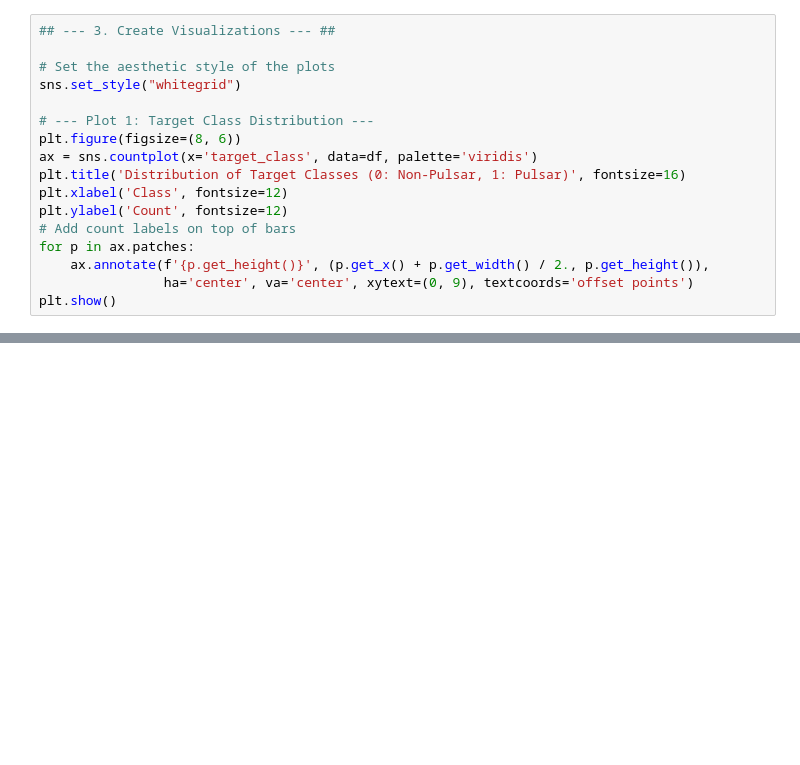
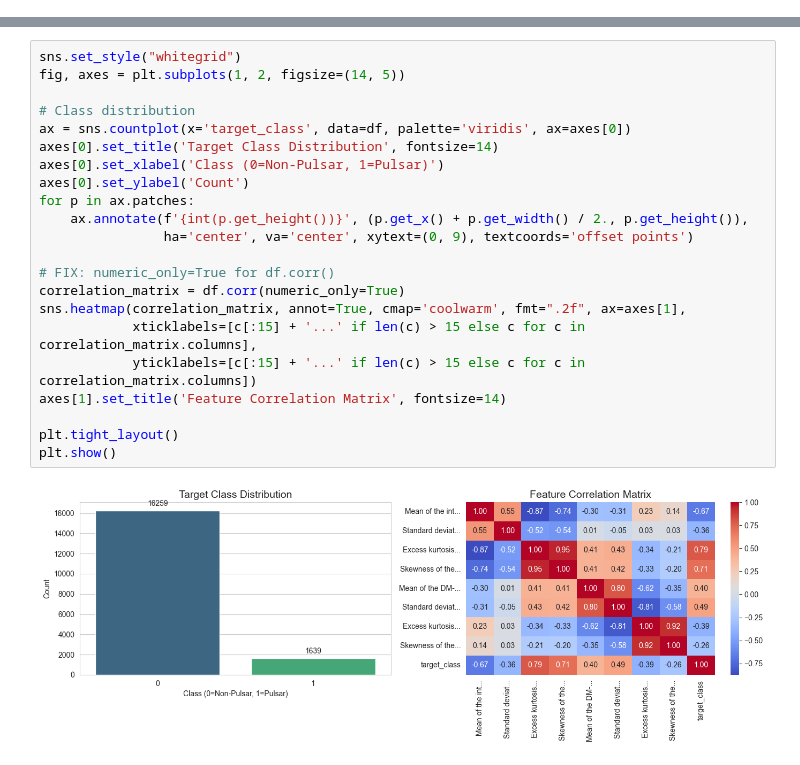
Before and after one commit to Abhinaba925/Quantum-Machine-Learning, a Jupyter notebook: Variational_Quantum_Classifier.ipynb, the cells around one changed output, grey strips where cells are left out. Drawn from its saved outputs; the diff is of its cells as text; blank space fills up the shorter version.

```diff
--- a/Variational_Quantum_Classifier.ipynb
+++ b/Variational_Quantum_Classifier.ipynb
@@ -46,17 +71,0 @@ max        1.000000
-# %%
-## --- 3. Create Visualizations --- ##
-
-# Set the aesthetic style of the plots
-sns.set_style("whitegrid")
-
-# --- Plot 1: Target Class Distribution ---
-plt.figure(figsize=(8, 6))
-ax = sns.countplot(x='target_class', data=df, palette='viridis')
-plt.title('Distribution of Target Classes (0: Non-Pulsar, 1: Pulsar)', fontsize=16)
-plt.xlabel('Class', fontsize=12)
-plt.ylabel('Count', fontsize=12)
-# Add count labels on top of bars
-for p in ax.patches:
-    ax.annotate(f'{p.get_height()}', (p.get_x() + p.get_width() / 2., p.get_height()),
-                ha='center', va='center', xytext=(0, 9), textcoords='offset points')
-plt.show()
@@ -325,0 +72,24 @@ Final Test Accuracy: 0.472
+# %%
+sns.set_style("whitegrid")
+fig, axes = plt.subplots(1, 2, figsize=(14, 5))
+
+# Class distribution
+ax = sns.countplot(x='target_class', data=df, palette='viridis', ax=axes[0])
+axes[0].set_title('Target Class Distribution', fontsize=14)
+axes[0].set_xlabel('Class (0=Non-Pulsar, 1=Pulsar)')
+axes[0].set_ylabel('Count')
+for p in ax.patches:
+    ax.annotate(f'{int(p.get_height())}', (p.get_x() + p.get_width() / 2., p.get_height()),
+                ha='center', va='center', xytext=(0, 9), textcoords='offset points')
+
+# FIX: numeric_only=True for df.corr()
+correlation_matrix = df.corr(numeric_only=True)
+sns.heatmap(correlation_matrix, annot=True, cmap='coolwarm', fmt=".2f", ax=axes[1],
+            xticklabels=[c[:15] + '...' if len(c) > 15 else c for c in correlation_matrix.columns],
+            yticklabels=[c[:15] + '...' if len(c) > 15 else c for c in correlation_matrix.columns])
+axes[1].set_title('Feature Correlation Matrix', fontsize=14)
+
+plt.tight_layout()
+plt.show()
+# %% [output]
+[figure, added]
```
Also changed, not shown: parts of 31 cells of this notebook, 1 other file.
